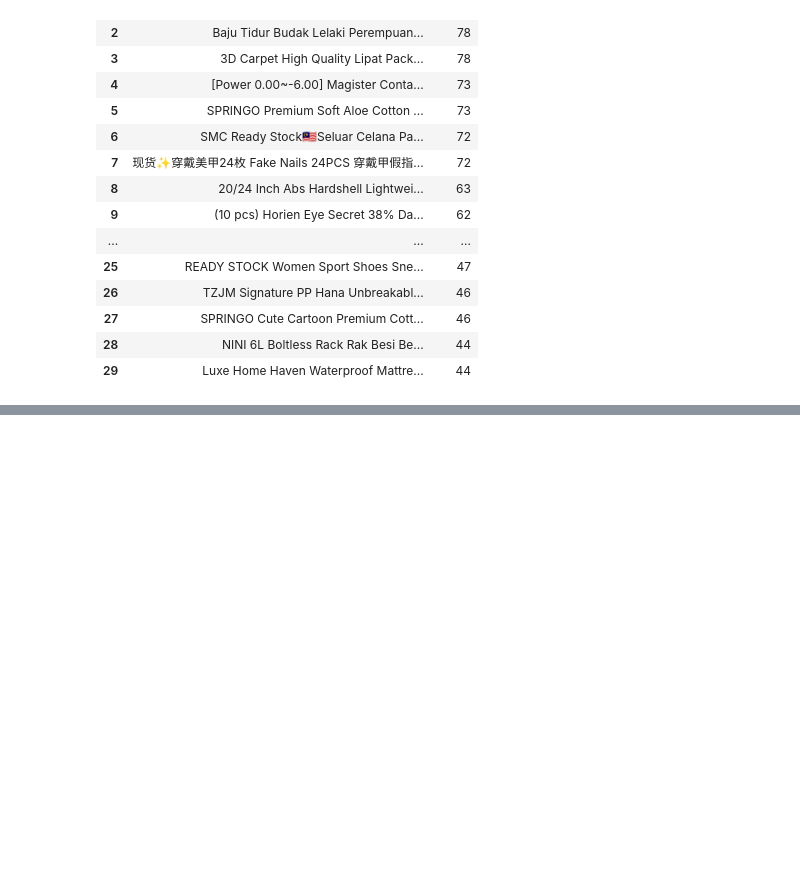
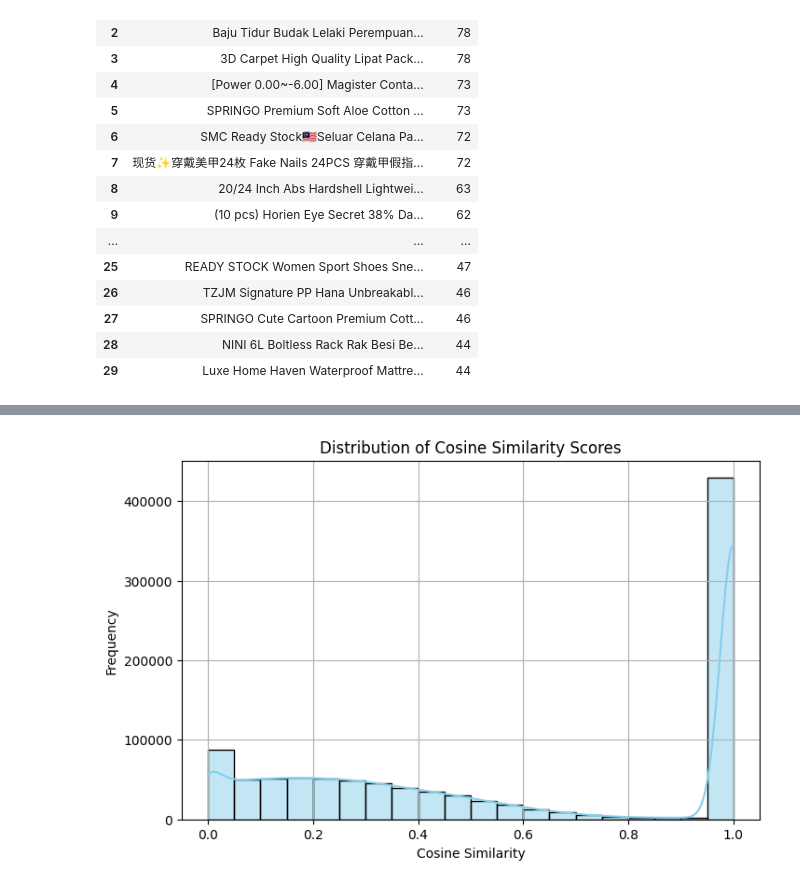
Before and after one commit to akshaypx/assignment, a Jupyter notebook: notebooks/EDA_dataset.ipynb, the cells around one changed output, grey strips where cells are left out. Cells and saved outputs as stored; diff of their text form; code cells hidden in the pictures; blank space fills up the shorter version.

Commit message:
feat: data cleaning

```diff
--- a/notebooks/EDA_dataset.ipynb
+++ b/notebooks/EDA_dataset.ipynb
@@ -349,0 +455,4 @@ df['product_name'].value_counts().sort_values(ascending=False).reset_index().hea
+# %%
+df=pd.read_csv("cleaned_data.csv", engine='pyarrow')
+# %%
+new_df = df[["product_name", "description"]].copy()
@@ -349,0 +471,23 @@ df['product_name'].value_counts().sort_values(ascending=False).reset_index().hea
+# %%
+new_df['product_name'] = fast_clean(new_df['product_name'])
+new_df['description'] = fast_clean(new_df['description'])
+# %%
+from sklearn.feature_extraction.text import HashingVectorizer
+
+vectorizer = HashingVectorizer(
+    stop_words='english',
+    n_features=2**10,
+    alternate_sign=False,
+    norm='l2'                  # ensures vectors are normalized for cosine via dot product
+)
+
+# Transform columns
+name_vecs = vectorizer.transform(new_df['product_name'])
+desc_vecs = vectorizer.transform(new_df['description'])
+
+similarities = (name_vecs.multiply(desc_vecs)).sum(axis=1).A1  # faster row-wise dot product
+
+# Add similarity scores
+new_df['similarity'] = similarities
+
+new_df
@@ -349,0 +528,13 @@ df['product_name'].value_counts().sort_values(ascending=False).reset_index().hea
+# %%
+import matplotlib.pyplot as plt
+import seaborn as sns
+
+plt.figure(figsize=(8, 5))
+sns.histplot(new_df['similarity'], bins=20, kde=True, color='skyblue')
+plt.title('Distribution of Cosine Similarity Scores')
+plt.xlabel('Cosine Similarity')
+plt.ylabel('Frequency')
+plt.grid(True)
+plt.show()
+# %% [output]
+[figure, added]
```
Also changed, not shown: parts of 27 cells of this notebook, 2 other files.
